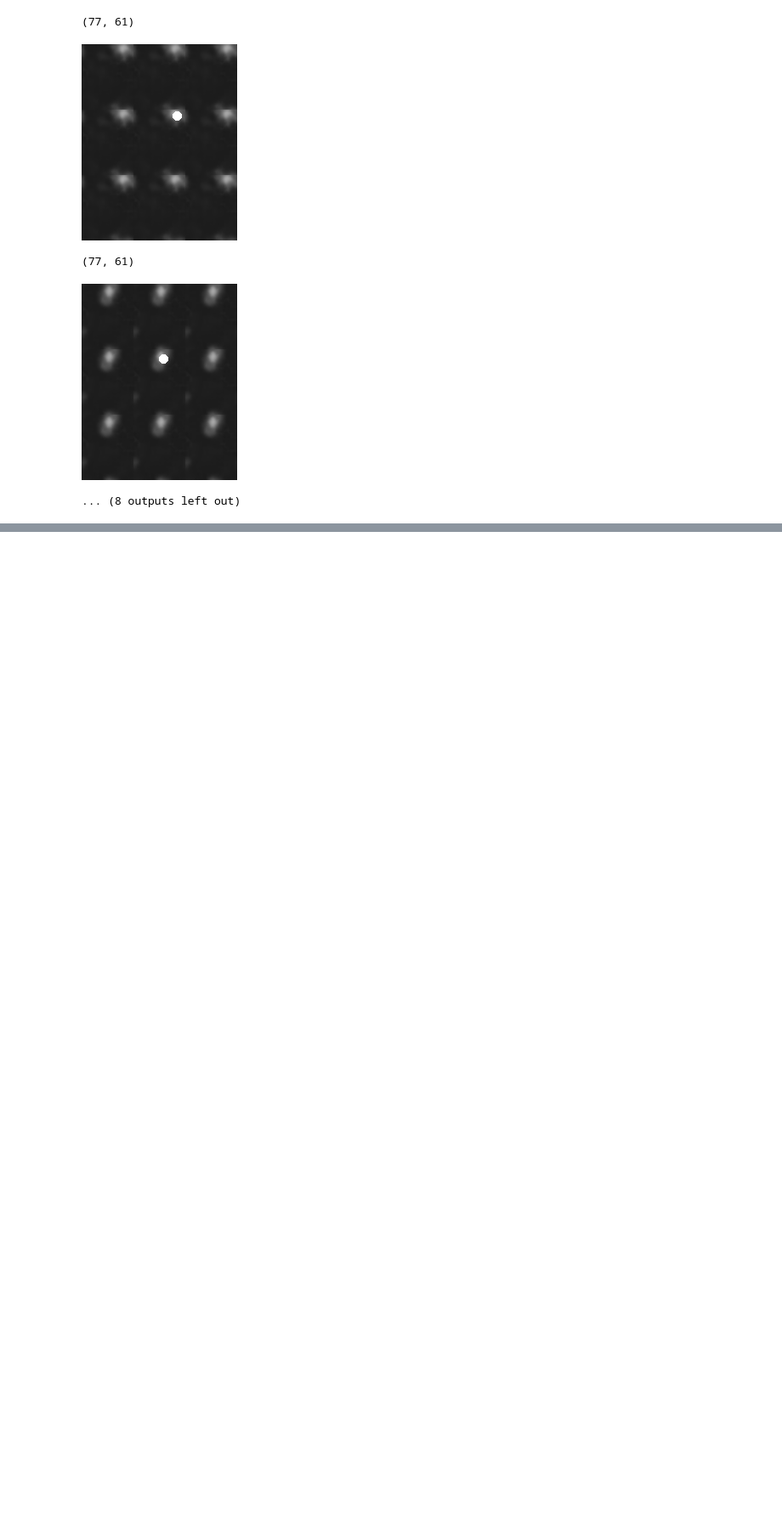
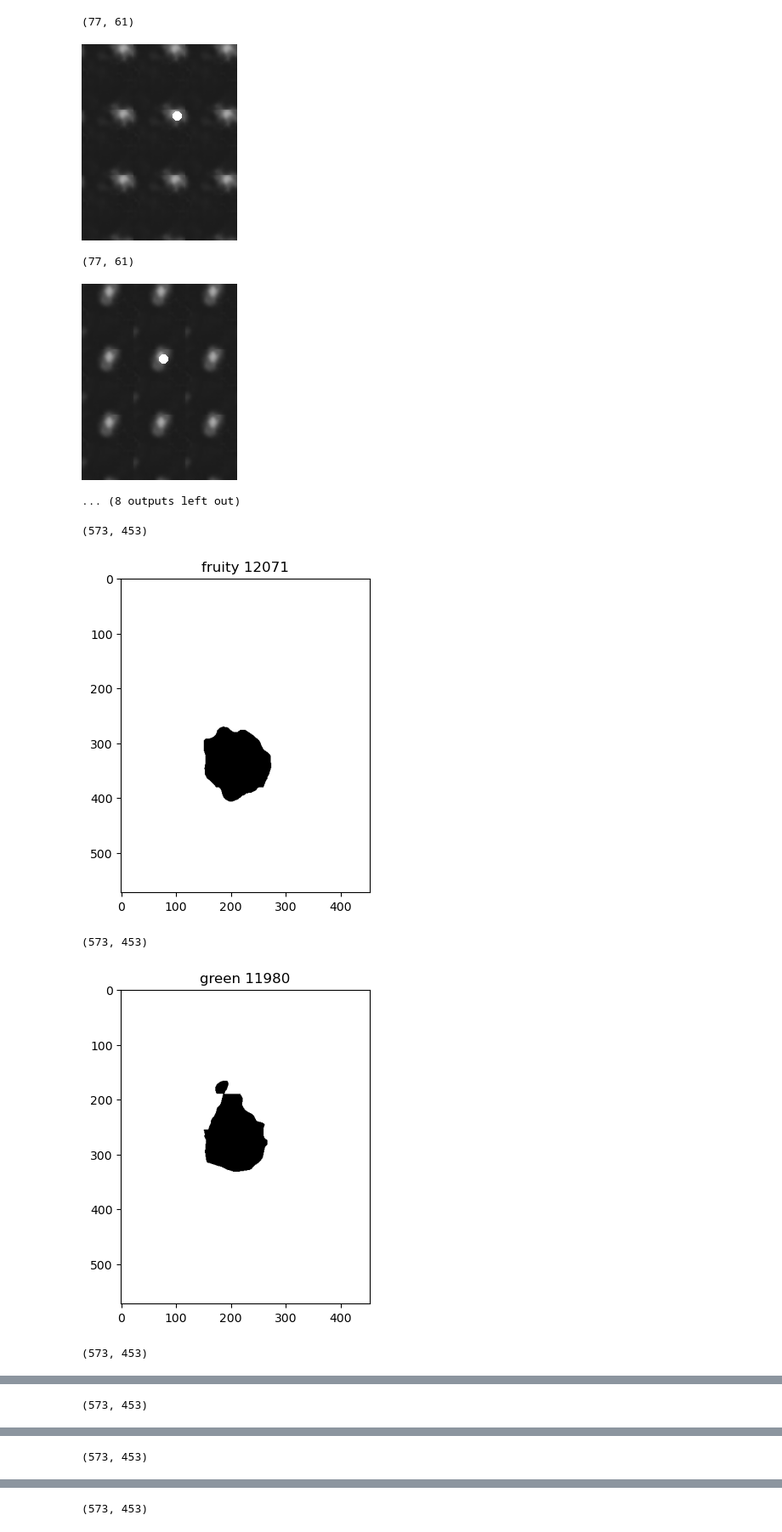
Before and after one commit to laurahsisson/aromap, a Jupyter notebook: floodfill.ipynb, the cells around one changed output, grey strips where cells are left out. Shown at 85% size. Cells and saved outputs as stored; diff of their text form; code cells hidden in the pictures; blank space fills up the shorter version.

```diff
--- a/floodfill.ipynb
+++ b/floodfill.ipynb
@@ -376,23 +376,29 @@ for map in all_models:
 # %%
 all_flooded = []
 for map in all_models:
     flooded = []
-    for n,f in tqdm.tqdm(all_notes.most_common()):
+    for n,f in tqdm.tqdm(all_notes.most_common(25)):
         ns = .1
         imgar, bmu_pos = to_img_array(map,multi_hot([n]),step=ns,invert=False)
         tiled_bmu_pos = bmu_pos + torch.FloatTensor([map.width,map.height])
         x,y = convert_bmu_pos(ns,tiled_bmu_pos.numpy())
         imgar = np.tile(imgar,[3,3])
         imgar = np.where(imgar > 35, 255,0).astype('uint8')
         blank = np.zeros(imgar.shape)
         # For reasons I cannot explain, the mask should have 0 where it can be filled
         # Sort of nonsense but that's fine I guess.
         num,im,mask,rect = cv2.floodFill(blank.astype('uint8'), 255-np.pad(imgar,1), (x,y), 255)
         plt.imshow(im,cmap="Greys")
         plt.title(f"{n} {num}")
         print(im.shape)
         plt.show()
 
         flooded.append(im)
     flooded = np.stack(flooded,axis=-1)
     all_flooded.append(flooded)
+# %% [output]
+(573, 453)
+[figure, added]
+(573, 453)
+[figure, added]
+(573, 453)
@@ -398,0 +406 @@ for map in all_models:
+(573, 453)
@@ -398,0 +408 @@ for map in all_models:
+(573, 453)
@@ -398,0 +410 @@ for map in all_models:
+(573, 453)
```
Also changed, not shown: parts of 2 cells of this notebook.
